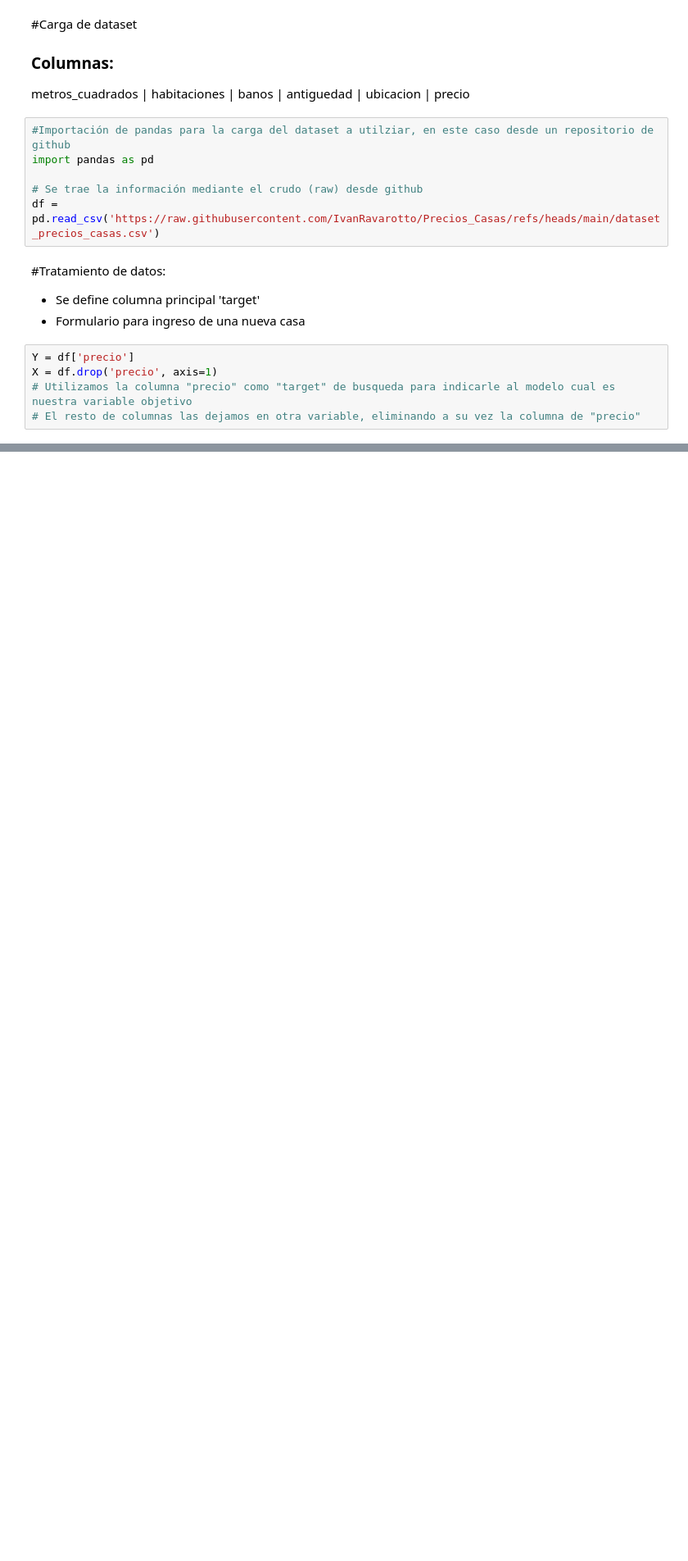
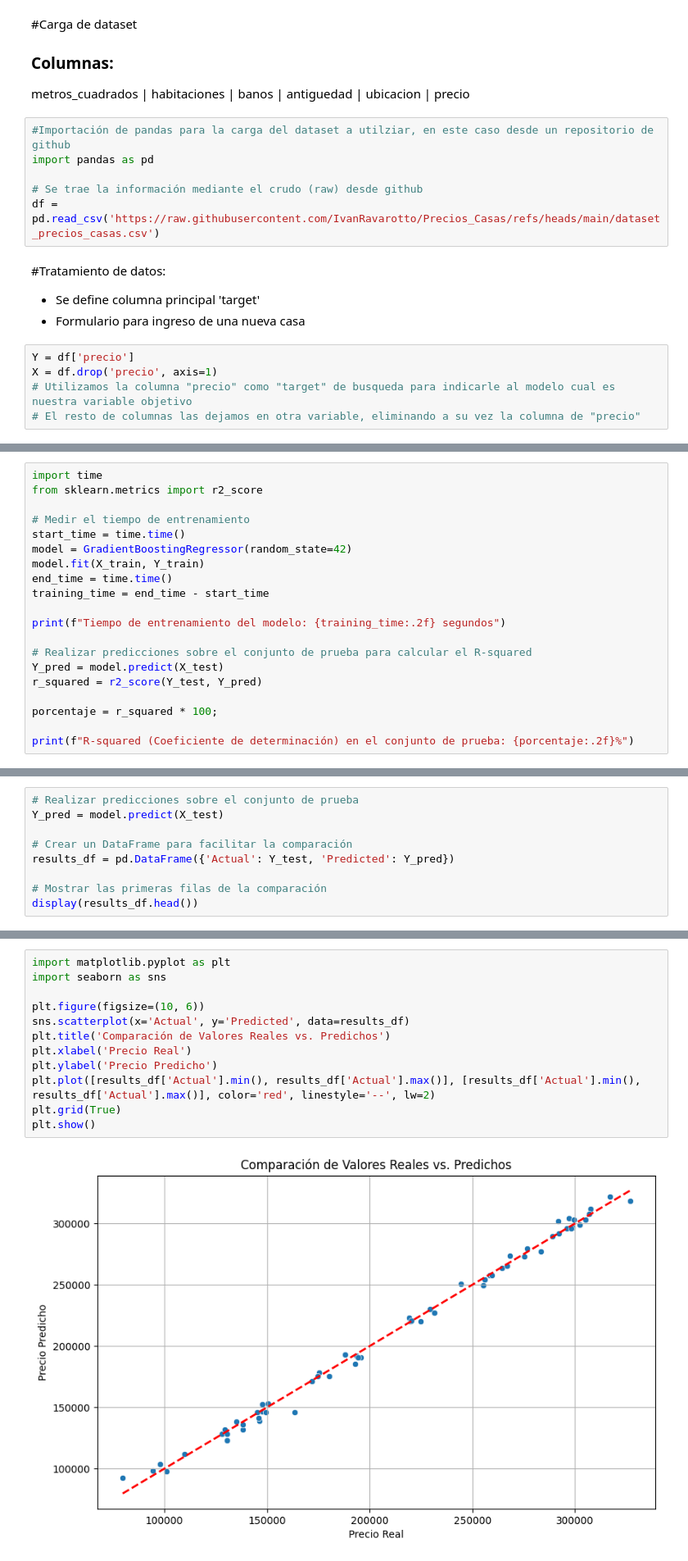
Before and after one commit to IvanRavarotto/Precios_Casas, a Jupyter notebook: Precio_Casas.ipynb, the cells around one changed output, grey strips where cells are left out. Shown: that part at 82% size. Saved outputs shown, nothing was run; the diff lists cells and outputs as text; blank space fills up the shorter version.

Commit message:
Se realiza grafico de aumento de precios de acuerdo a las casas y el precio aproximado que deberia tener una nueva casa que ingrese

```diff
--- a/Precio_Casas.ipynb
+++ b/Precio_Casas.ipynb
@@ -48,0 +56,20 @@ from sklearn.ensemble import GradientBoostingRegressor
+# %%
+import time
+from sklearn.metrics import r2_score
+
+# Medir el tiempo de entrenamiento
+start_time = time.time()
+model = GradientBoostingRegressor(random_state=42)
+model.fit(X_train, Y_train)
+end_time = time.time()
+training_time = end_time - start_time
+
+print(f"Tiempo de entrenamiento del modelo: {training_time:.2f} segundos")
+
+# Realizar predicciones sobre el conjunto de prueba para calcular el R-squared
+Y_pred = model.predict(X_test)
+r_squared = r2_score(Y_test, Y_pred)
+
+porcentaje = r_squared * 100;
+
+print(f"R-squared (Coeficiente de determinación) en el conjunto de prueba: {porcentaje:.2f}%")
@@ -48,0 +79,9 @@ from sklearn.ensemble import GradientBoostingRegressor
+# %%
+# Realizar predicciones sobre el conjunto de prueba
+Y_pred = model.predict(X_test)
+
+# Crear un DataFrame para facilitar la comparación
+results_df = pd.DataFrame({'Actual': Y_test, 'Predicted': Y_pred})
+
+# Mostrar las primeras filas de la comparación
+display(results_df.head())
@@ -48,0 +95,14 @@ from sklearn.ensemble import GradientBoostingRegressor
+# %%
+import matplotlib.pyplot as plt
+import seaborn as sns
+
+plt.figure(figsize=(10, 6))
+sns.scatterplot(x='Actual', y='Predicted', data=results_df)
+plt.title('Comparación de Valores Reales vs. Predichos')
+plt.xlabel('Precio Real')
+plt.ylabel('Precio Predicho')
+plt.plot([results_df['Actual'].min(), results_df['Actual'].max()], [results_df['Actual'].min(), results_df['Actual'].max()], color='red', linestyle='--', lw=2)
+plt.grid(True)
+plt.show()
+# %% [output]
+[figure, added]
```
Also changed, not shown: parts of 8 cells of this notebook.
